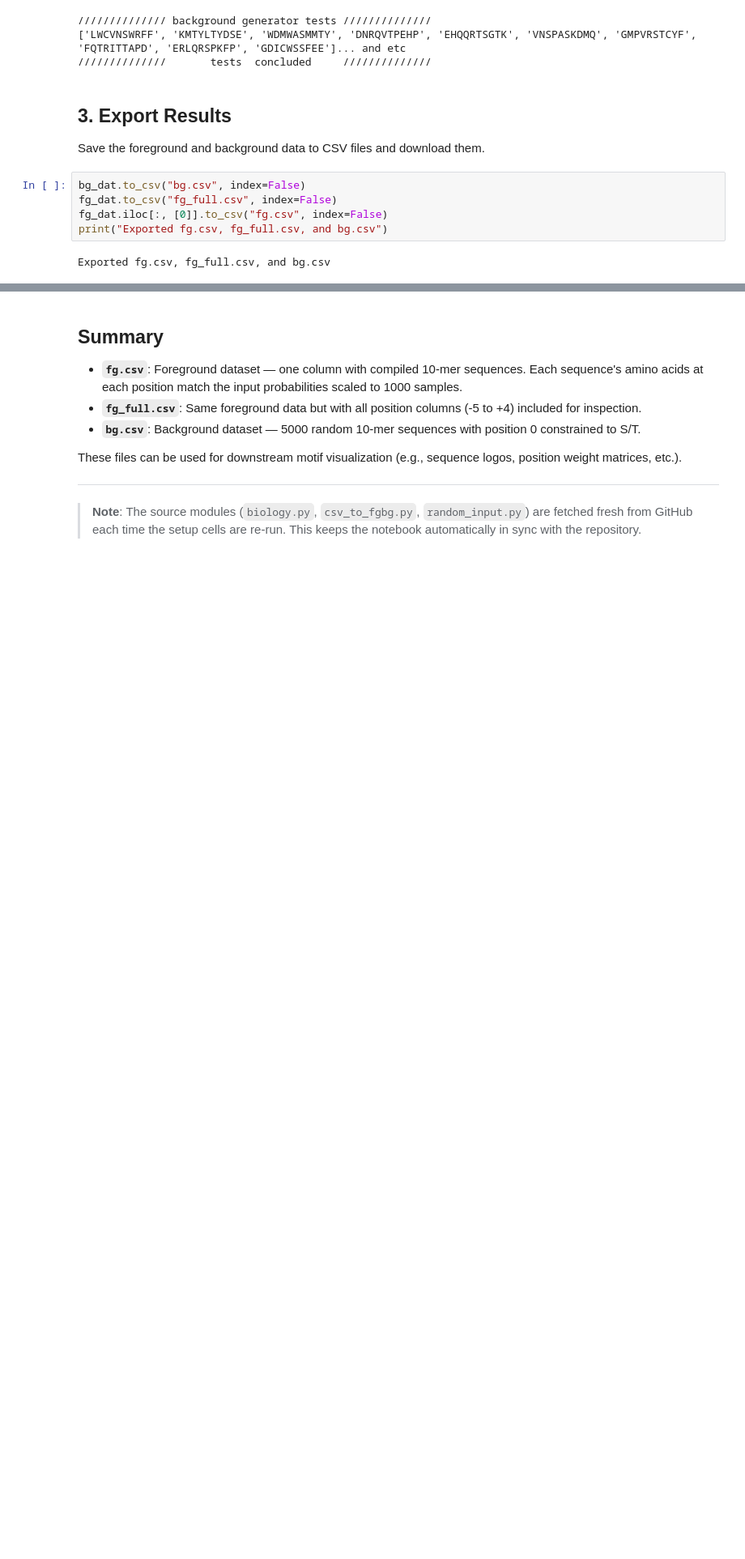
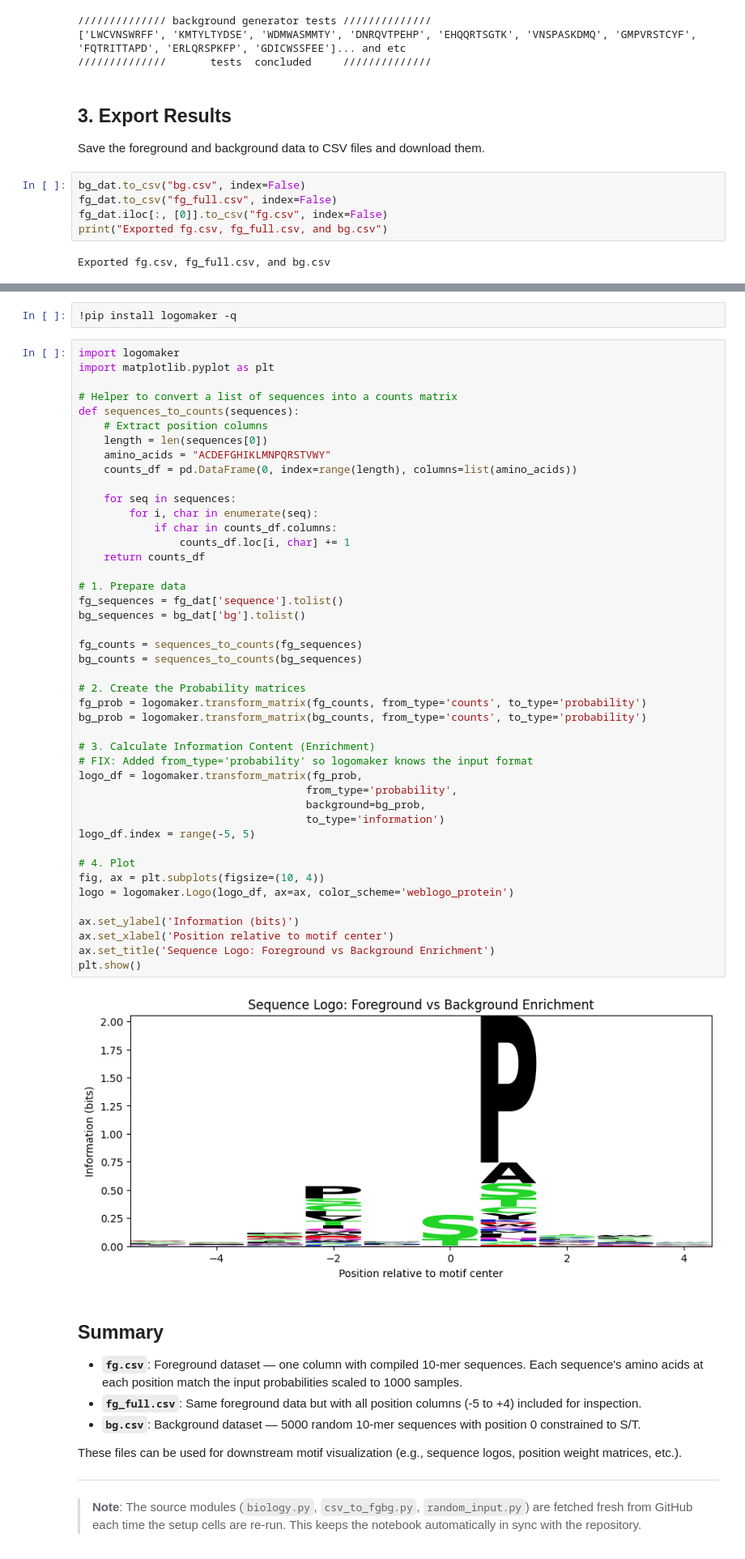
Before and after one commit to CrankyTitanO7/sequenceVis, a Jupyter notebook: colab/sequenceVis.ipynb, the cells around one changed output, grey strips where cells are left out. Shown at 81% size. Drawn from its saved outputs; the diff is of its cells as text; blank space fills up the shorter version.

Commit message:
logomaker added

```diff
--- a/colab/sequenceVis.ipynb
+++ b/colab/sequenceVis.ipynb
@@ -180,3 +184,51 @@ files.download("bg.csv")
+# %%
+!pip install logomaker -q
+# %%
+import logomaker
+import matplotlib.pyplot as plt
+
+# Helper to convert a list of sequences into a counts matrix
+def sequences_to_counts(sequences):
+    # Extract position columns
+    length = len(sequences[0])
+    amino_acids = "ACDEFGHIKLMNPQRSTVWY"
+    counts_df = pd.DataFrame(0, index=range(length), columns=list(amino_acids))
+
+    for seq in sequences:
+        for i, char in enumerate(seq):
+            if char in counts_df.columns:
+                counts_df.loc[i, char] += 1
+    return counts_df
+
+# 1. Prepare data
+fg_sequences = fg_dat['sequence'].tolist()
+bg_sequences = bg_dat['bg'].tolist()
+
+fg_counts = sequences_to_counts(fg_sequences)
+bg_counts = sequences_to_counts(bg_sequences)
+
+# 2. Create the Probability matrices
+fg_prob = logomaker.transform_matrix(fg_counts, from_type='counts', to_type='probability')
+bg_prob = logomaker.transform_matrix(bg_counts, from_type='counts', to_type='probability')
+
+# 3. Calculate Information Content (Enrichment)
+# FIX: Added from_type='probability' so logomaker knows the input format
+logo_df = logomaker.transform_matrix(fg_prob,
+                                    from_type='probability',
+                                    background=bg_prob,
+                                    to_type='information')
+logo_df.index = range(-5, 5)
+
+# 4. Plot
+fig, ax = plt.subplots(figsize=(10, 4))
+logo = logomaker.Logo(logo_df, ax=ax, color_scheme='weblogo_protein')
+
+ax.set_ylabel('Information (bits)')
+ax.set_xlabel('Position relative to motif center')
+ax.set_title('Sequence Logo: Foreground vs Background Enrichment')
+plt.show()
+# %% [output]
+[figure, added]
 # %% [markdown]
 ## Summary
 
```
Also changed, not shown: parts of 1 cell of this notebook.
